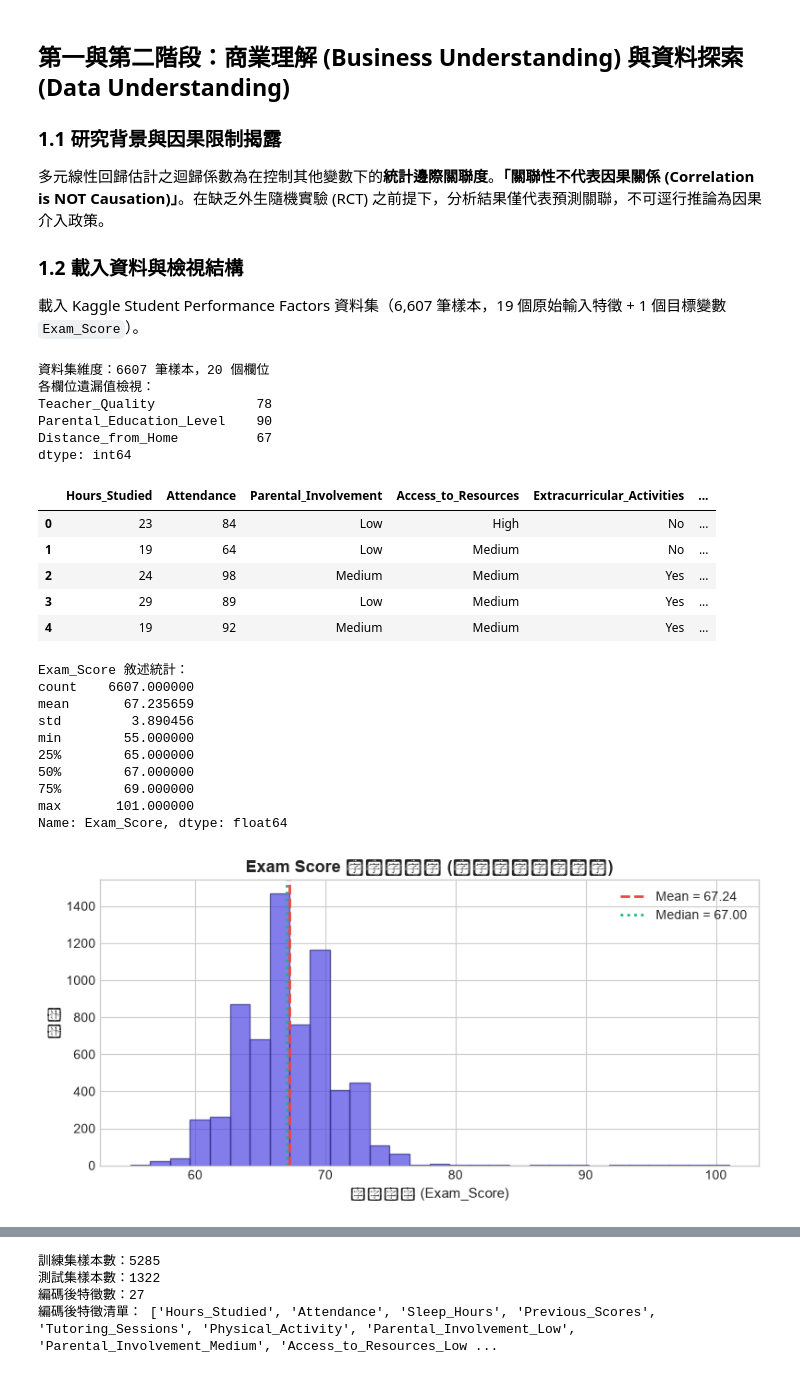
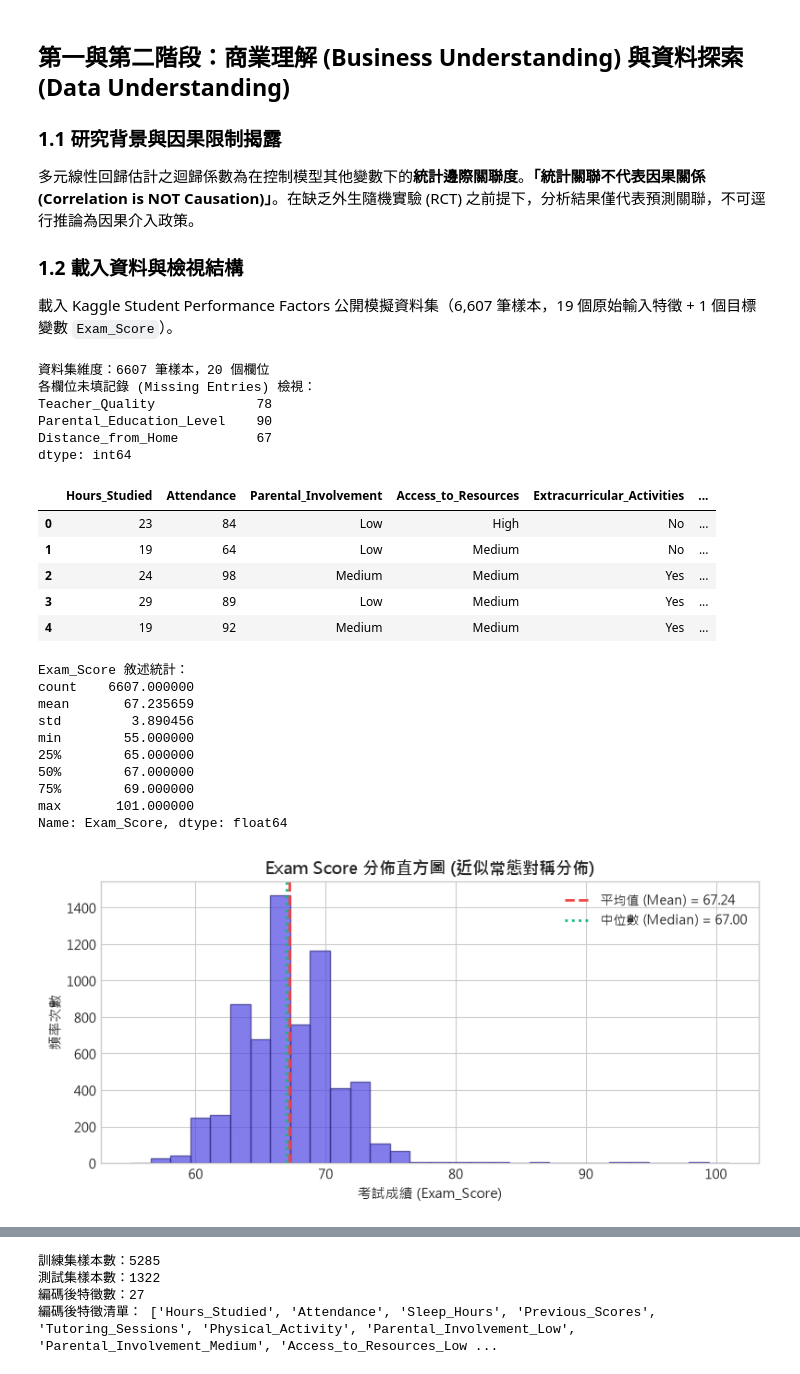
Before and after one commit to sam052003/Multiple-Linear-regression, a Jupyter notebook: notebooks/student_performance_analysis.ipynb, the cells around one changed output, grey strips where cells are left out. Saved outputs shown, nothing was run; the diff lists cells and outputs as text; code cells hidden in the pictures.

```diff
--- a/notebooks/student_performance_analysis.ipynb
+++ b/notebooks/student_performance_analysis.ipynb
@@ -14,12 +15,21 @@ import pandas as pd
 import matplotlib.pyplot as plt
 import statsmodels.api as sm
 
-# 設定繪圖風格
+# 設定繪圖風格與跨平台繁體中文字型 Fallback
 plt.style.use("seaborn-v0_8-whitegrid" if "seaborn-v0_8-whitegrid" in plt.style.available else "default")
 plt.rcParams["font.family"] = "sans-serif"
+plt.rcParams["font.sans-serif"] = [
+    "Microsoft JhengHei",
+    "Microsoft JhengHei UI",
+    "Noto Sans TC",
+    "Microsoft YaHei",
+    "SimHei",
+    "sans-serif",
+]
+plt.rcParams["axes.unicode_minus"] = False
 plt.rcParams["figure.autolayout"] = True
 
-# 加入專案根目錄至 sys.path
+# 加入專案根目錄至 sys.path (避免硬編碼絕對路徑)
 sys.path.insert(0, os.path.abspath(".."))
 
 from src.data_loader import load_student_performance
@@ -30,19 +40,20 @@ from src.statistical_tests import diagnose_regression_assumptions
 # %% [markdown]
 ## 第一與第二階段：商業理解 (Business Understanding) 與資料探索 (Data Understanding)
 ### 1.1 研究背景與因果限制揭露
-多元線性回歸估計之迴歸係數為在控制其他變數下的**統計邊際關聯度**。**「關聯性不代表因果關係 (Correlation is NOT Causation)」**。在缺乏外生隨機實驗 (RCT) 之前提下，分析結果僅代表預測關聯，不可逕行推論為因果介入政策。
+多元線性回歸估計之迴歸係數為在控制模型其他變數下的**統計邊際關聯度**。**「統計關聯不代表因果關係 (Correlation is NOT Causation)」**。在缺乏外生隨機實驗 (RCT) 之前提下，分析結果僅代表預測關聯，不可逕行推論為因果介入政策。
 
 ### 1.2 載入資料與檢視結構
-載入 Kaggle Student Performance Factors 資料集（6,607 筆樣本，19 個原始輸入特徵 + 1 個目標變數 `Exam_Score`）。
+載入 Kaggle Student Performance Factors 公開模擬資料集（6,607 筆樣本，19 個原始輸入特徵 + 1 個目標變數 `Exam_Score`）。
 # %%
 df = load_student_performance()
 print(f"資料集維度：{df.shape[0]} 筆樣本，{df.shape[1]} 個欄位")
-print("各欄位遺漏值檢視：")
-print(df.isnull().sum()[df.isnull().sum() > 0])
+print("各欄位未填記錄 (Missing Entries) 檢視：")
+missing_series = df.isnull().sum()[df.isnull().sum() > 0]
+print(missing_series if not missing_series.empty else "無未填記錄")
 df.head()
 # %% [output]
 資料集維度：6607 筆樣本，20 個欄位
-各欄位遺漏值檢視：
+各欄位未填記錄 (Missing Entries) 檢視：
 Teacher_Quality             78
 Parental_Education_Level    90
 Distance_from_Home          67
@@ -56,27 +67,27 @@ dtype: int64
 # %%
 # 目標變數 Exam_Score 敘述統計與分佈圖
 print("Exam_Score 敘述統計：")
 print(df["Exam_Score"].describe())
 
 fig, ax = plt.subplots(figsize=(8, 4))
 ax.hist(df["Exam_Score"], bins=30, color="#4F46E5", alpha=0.7, edgecolor="#312E81")
-ax.axvline(df["Exam_Score"].mean(), color="#EF4444", linestyle="--", linewidth=2, label=f"Mean = {df['Exam_Score'].mean():.2f}")
-ax.axvline(df["Exam_Score"].median(), color="#10B981", linestyle=":", linewidth=2, label=f"Median = {df['Exam_Score'].median():.2f}")
+ax.axvline(df["Exam_Score"].mean(), color="#EF4444", linestyle="--", linewidth=2, label=f"平均值 (Mean) = {df['Exam_Score'].mean():.2f}")
+ax.axvline(df["Exam_Score"].median(), color="#10B981", linestyle=":", linewidth=2, label=f"中位數 (Median) = {df['Exam_Score'].median():.2f}")
 ax.set_title("Exam Score 分佈直方圖 (近似常態對稱分佈)", fontsize=13, fontweight="bold")
 ax.set_xlabel("考試成績 (Exam_Score)", fontsize=11)
-ax.set_ylabel("頻率", fontsize=11)
+ax.set_ylabel("頻率次數", fontsize=11)
 ax.legend()
 plt.show()
 # %% [output]
 Exam_Score 敘述統計：
 count    6607.000000
 mean       67.235659
 std         3.890456
 min        55.000000
 25%        65.000000
 50%        67.000000
 75%        69.000000
 max       101.000000
 Name: Exam_Score, dtype: float64
-[figure, old version]
+[figure, new version]
 # %%
```
Also changed, not shown: parts of 11 cells of this notebook, 15 other files.
